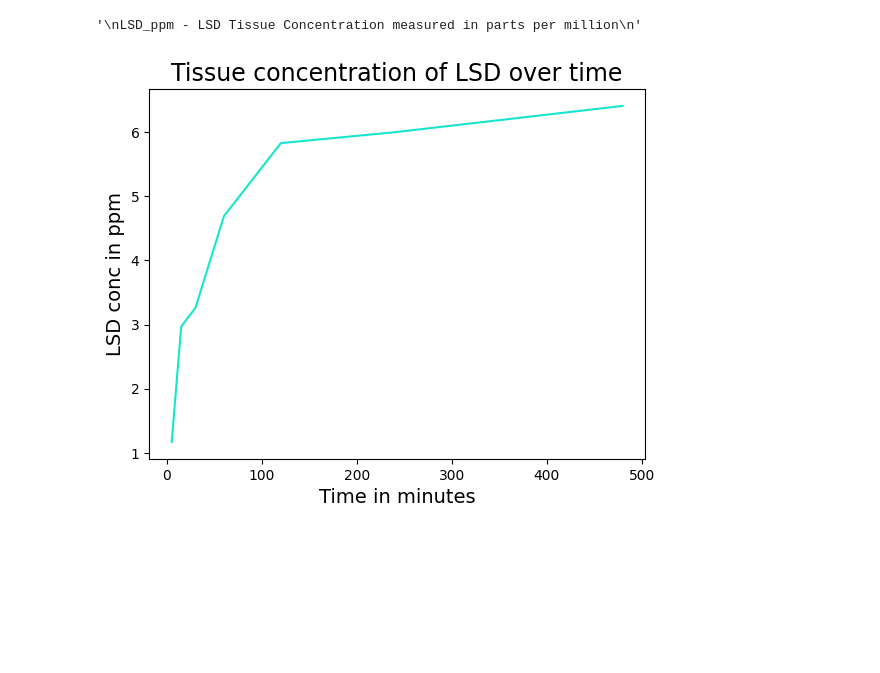
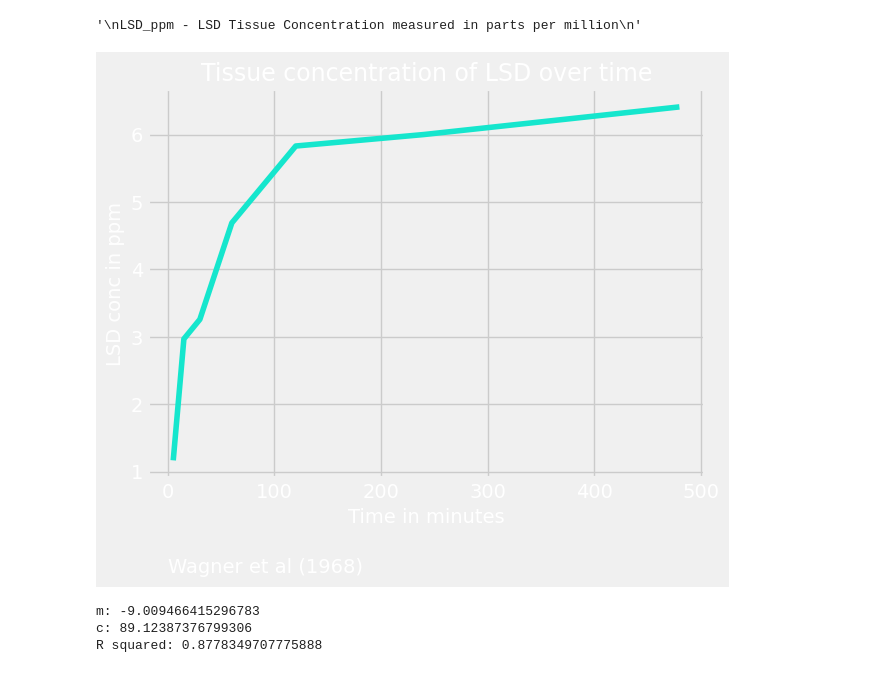
Before and after one commit to nazifishrak/Data-Science, a Jupyter notebook: Linear Regression/LSDStudy.ipynb, the cells around one changed output. Saved outputs shown, nothing was run; the diff lists cells and outputs as text; code cells hidden in the pictures; blank space fills up the shorter version.

Commit message:
Performed Linear Regression on the LSD vs Score

```diff
--- a/Linear Regression/LSDStudy.ipynb
+++ b/Linear Regression/LSDStudy.ipynb
@@ -19,14 +19,40 @@ LSD_ppm - LSD Tissue Concentration measured in parts per million
 6                    480     6.41                29.97
 '\nLSD_ppm - LSD Tissue Concentration measured in parts per million\n'
 # %%
-time = data['Time_Delay_in_Minutes']
-LSD = data['LSD_ppm']
-Average = data['Avg_Math_Test_Score']
+# time = data['Time_Delay_in_Minutes'] --> Will get us a series not data frame
+time = data[['Time_Delay_in_Minutes']]
+LSD = data[['LSD_ppm']]
+Average = data[['Avg_Math_Test_Score']]
 # %%
+#Add this line to code to export the charts along withe notebooks
+%matplotlib inline
 plt.title('Tissue concentration of LSD over time', fontsize=17)
 plt.xlabel('Time in minutes', fontsize=14)
 plt.ylabel('LSD conc in ppm', fontsize=14)
+
+#Using premade style (Will override the above style)
+plt.style.use('dark_background')
+
+plt.text(0,-0.5, "Wagner et al (1968)")
 plt.plot(time,LSD, color='#15E6CD')
+
 plt.show()
 # %% [output]
-[figure, old version]
+[figure, new version]
+# %%
+#Machine Learning Part
+#Creating a regression object
+regr = LinearRegression()
+regr.fit(LSD, Average)#Arguments need to be a dataframe
+regr.coef_ #gradient ->array([[]]) so we need to extract [0][0]th item
+print(f"m: {regr.coef_[0][0]}")
+print(f"c: {regr.intercept_[0]}")
+#y=mx+c ->Linear regression function
+
+# To find the R^2 or goodness of fit
+print(f"R squared: {regr.score(LSD, Average)}")
+predicted_score=regr.predict(LSD)
+# %% [output]
+m: -9.009466415296783
+c: 89.12387376799306
+R squared: 0.8778349707775888
```
Also changed, not shown: parts of 1 cell of this notebook, 1 other file.
